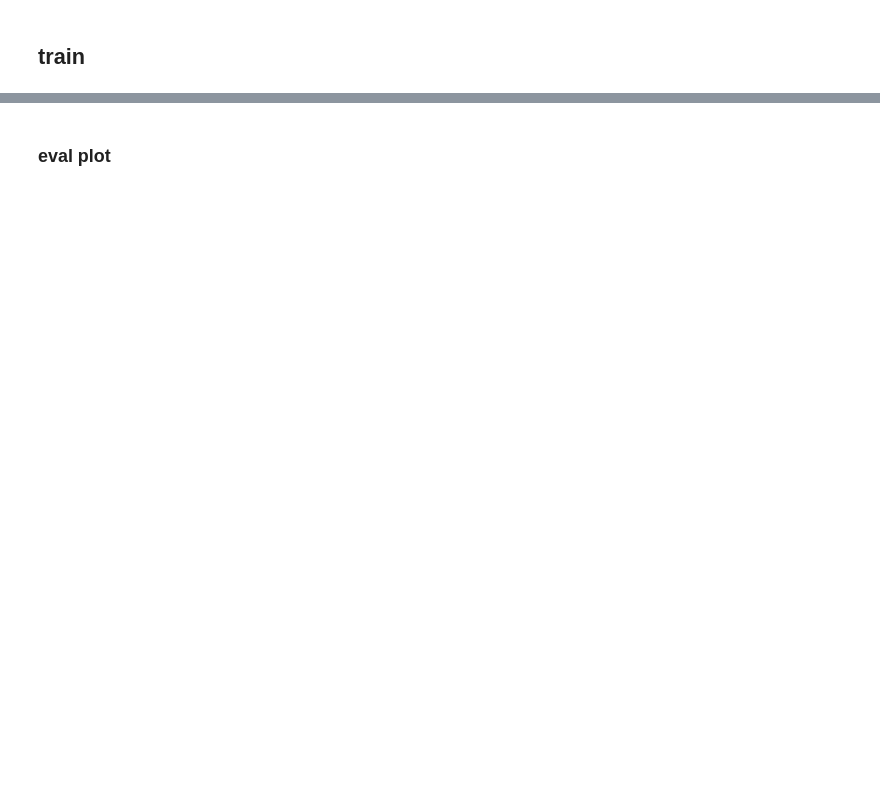
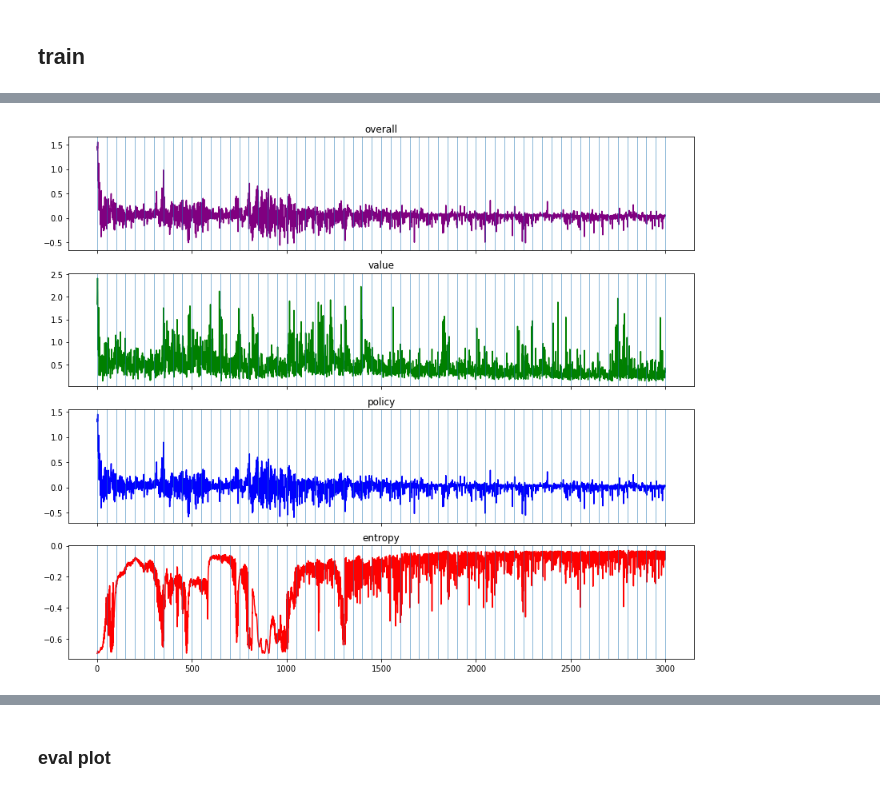
Before and after one commit to andrebeu/mrl, a Jupyter notebook: mrl.ipynb, the cells around one changed output, grey strips where cells are left out. Cells and saved outputs as stored; diff of their text form; code cells hidden in the pictures; blank space fills up the shorter version.

```diff
--- a/mrl.ipynb
+++ b/mrl.ipynb
@@ -22,2 +15,5 @@ The autoreload extension is already loaded. To reload it, use:
 # %% [markdown]
 ## train
+# %%
+agent = MRLAgent(gamma=0.75,stsize=30,seed=2)
+train_data = agent.train_curr(3000,eps=1)
@@ -23,0 +38,13 @@ The autoreload extension is already loaded. To reload it, use:
+# %%
+fig,axarr = plt.subplots(4,1,figsize=(14,12),sharex=True)
+
+cL = ['purple','g','b','r']
+titleL = ['overall','value','policy','entropy']
+for i in range(4):
+  axarr[i].plot(train_data[:,i],c=cL[i])
+  axarr[i].set_title(titleL[i])
+  for t in np.arange(0,3001,50):
+    axarr[i].axvline(t,lw=.5)
+#   axarr[i].axhline(0,lw=.5,color='black')
+# %% [output]
+[figure, added]
```
Also changed, not shown: parts of 8 cells of this notebook, 6 other files.
